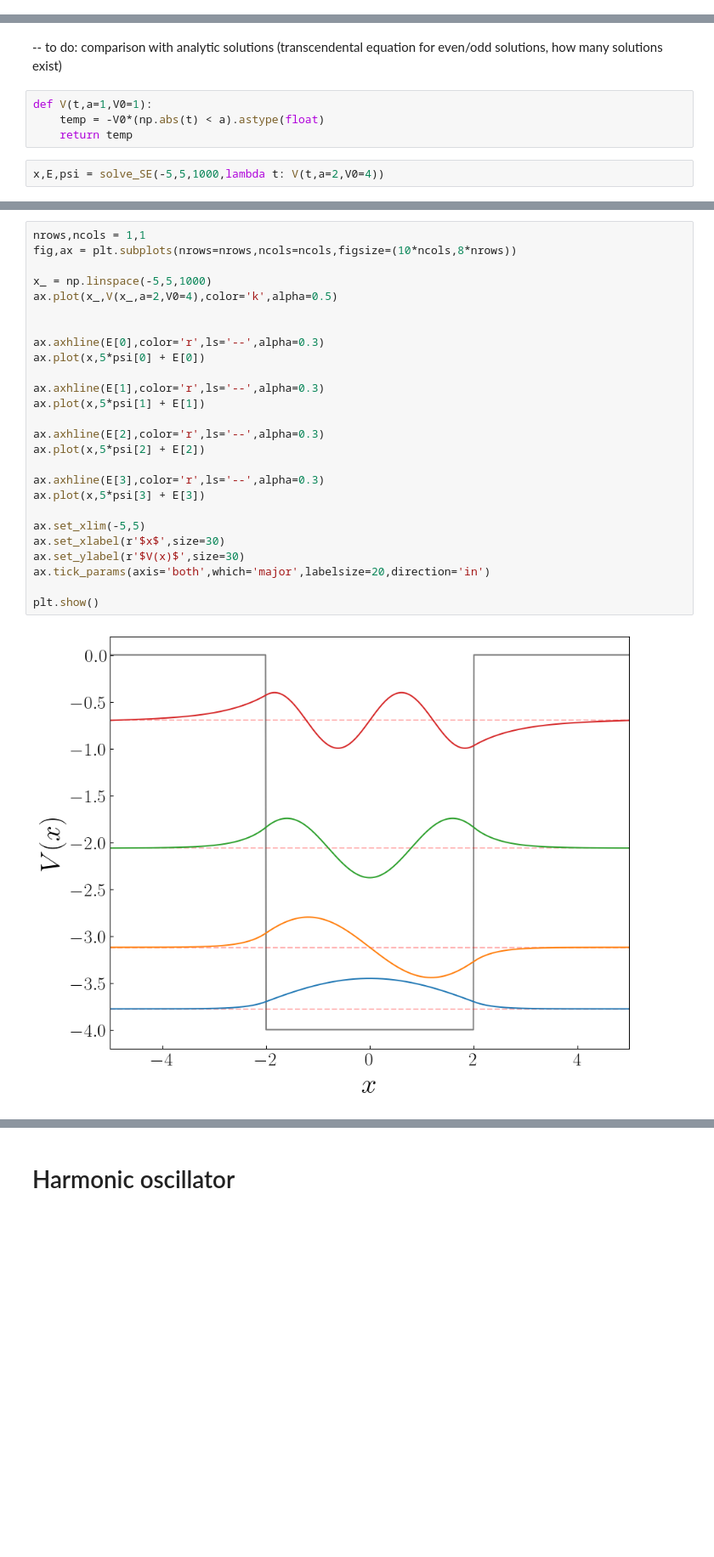
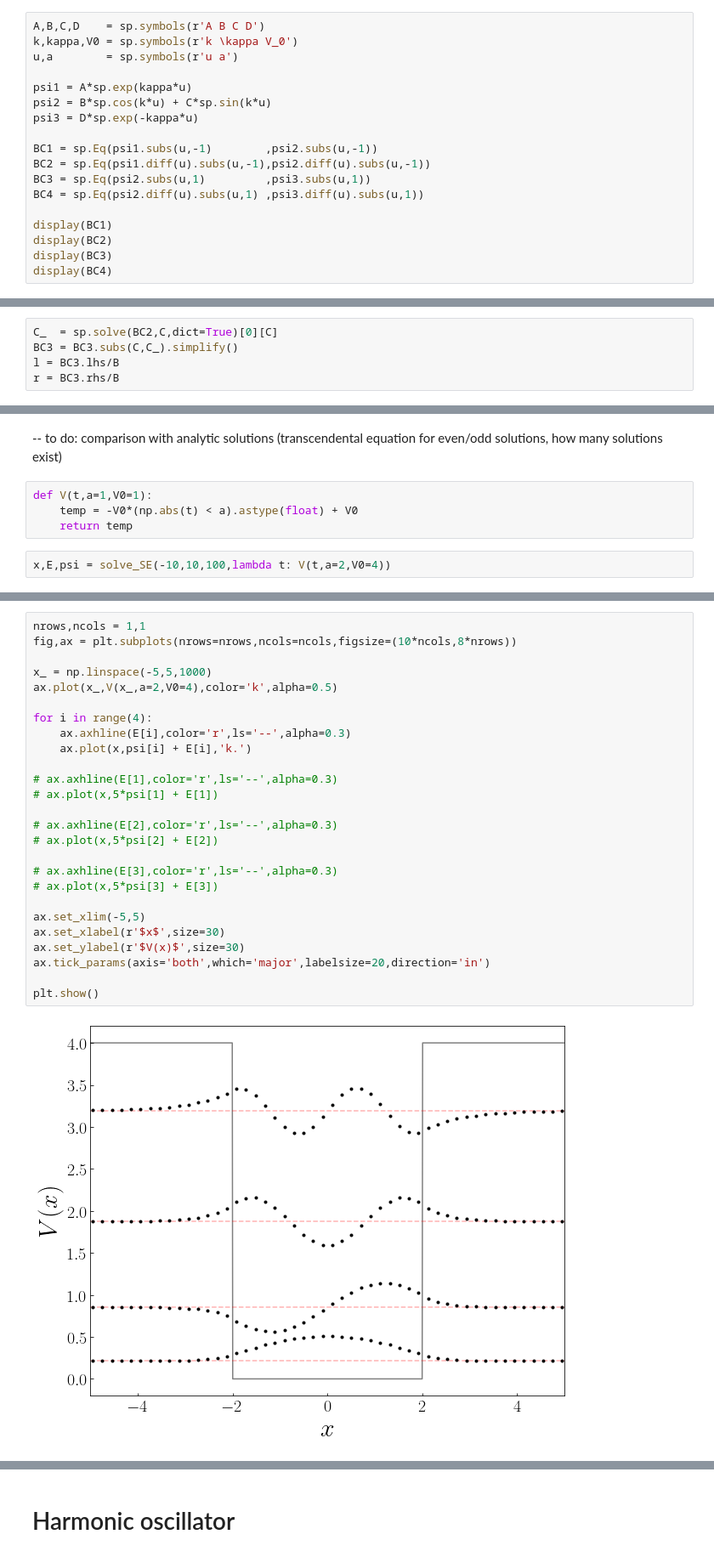
Before and after one commit to rwhitehill/CP-PHYS811-F24, a Jupyter notebook: P3/main.ipynb, the cells around one changed output, grey strips where cells are left out. Shown: that part at 85% size. Cells and saved outputs as stored; diff of their text form; blank space fills up the shorter version.

```diff
--- a/P3/main.ipynb
+++ b/P3/main.ipynb
@@ -36,0 +39,18 @@ def solve_SE(x0,x1,n,V):
+# %%
+A,B,C,D    = sp.symbols(r'A B C D')
+k,kappa,V0 = sp.symbols(r'k \kappa V_0')
+u,a        = sp.symbols(r'u a')
+
+psi1 = A*sp.exp(kappa*u)
+psi2 = B*sp.cos(k*u) + C*sp.sin(k*u)
+psi3 = D*sp.exp(-kappa*u)
+
+BC1 = sp.Eq(psi1.subs(u,-1)        ,psi2.subs(u,-1))
+BC2 = sp.Eq(psi1.diff(u).subs(u,-1),psi2.diff(u).subs(u,-1))
+BC3 = sp.Eq(psi2.subs(u,1)         ,psi3.subs(u,1))
+BC4 = sp.Eq(psi2.diff(u).subs(u,1) ,psi3.diff(u).subs(u,1))
+
+display(BC1)
+display(BC2)
+display(BC3)
+display(BC4)
@@ -36,0 +88,5 @@ def solve_SE(x0,x1,n,V):
+# %%
+C_  = sp.solve(BC2,C,dict=True)[0][C]
+BC3 = BC3.subs(C,C_).simplify()
+l = BC3.lhs/B
+r = BC3.rhs/B
@@ -38,8 +114,8 @@ def solve_SE(x0,x1,n,V):
 -- to do: comparison with analytic solutions (transcendental equation for even/odd solutions, how many solutions exist)
 # %%
 def V(t,a=1,V0=1):
-    temp = -V0*(np.abs(t) < a).astype(float)
+    temp = -V0*(np.abs(t) < a).astype(float) + V0
     return temp
 # %%
-x,E,psi = solve_SE(-5,5,1000,lambda t: V(t,a=2,V0=4))
+x,E,psi = solve_SE(-10,10,100,lambda t: V(t,a=2,V0=4))
 # %%
@@ -50,31 +132,31 @@ array([-3.77829546, -3.12145131, -2.06126498, -0.6989058 ,  0.35251844,
 # %%
 nrows,ncols = 1,1
 fig,ax = plt.subplots(nrows=nrows,ncols=ncols,figsize=(10*ncols,8*nrows))
 
 x_ = np.linspace(-5,5,1000)
 ax.plot(x_,V(x_,a=2,V0=4),color='k',alpha=0.5)
 
+for i in range(4):
+    ax.axhline(E[i],color='r',ls='--',alpha=0.3)
+    ax.plot(x,psi[i] + E[i],'k.')
 
-ax.axhline(E[0],color='r',ls='--',alpha=0.3)
-ax.plot(x,5*psi[0] + E[0])
+# ax.axhline(E[1],color='r',ls='--',alpha=0.3)
+# ax.plot(x,5*psi[1] + E[1])
 
-ax.axhline(E[1],color='r',ls='--',alpha=0.3)
-ax.plot(x,5*psi[1] + E[1])
+# ax.axhline(E[2],color='r',ls='--',alpha=0.3)
+# ax.plot(x,5*psi[2] + E[2])
 
-ax.axhline(E[2],color='r',ls='--',alpha=0.3)
-ax.plot(x,5*psi[2] + E[2])
-
-ax.axhline(E[3],color='r',ls='--',alpha=0.3)
-ax.plot(x,5*psi[3] + E[3])
+# ax.axhline(E[3],color='r',ls='--',alpha=0.3)
+# ax.plot(x,5*psi[3] + E[3])
 
 ax.set_xlim(-5,5)
 ax.set_xlabel(r'$x$',size=30)
 ax.set_ylabel(r'$V(x)$',size=30)
 ax.tick_params(axis='both',which='major',labelsize=20,direction='in')
 
 plt.show()
 # %% [output]
-[figure, old version]
+[figure, new version]
 # %%
 nrows,ncols = 1,1
 fig,ax = plt.subplots(nrows=nrows,ncols=ncols,figsize=(7*ncols,5*nrows))
```
Also changed, not shown: parts of 19 cells of this notebook.
